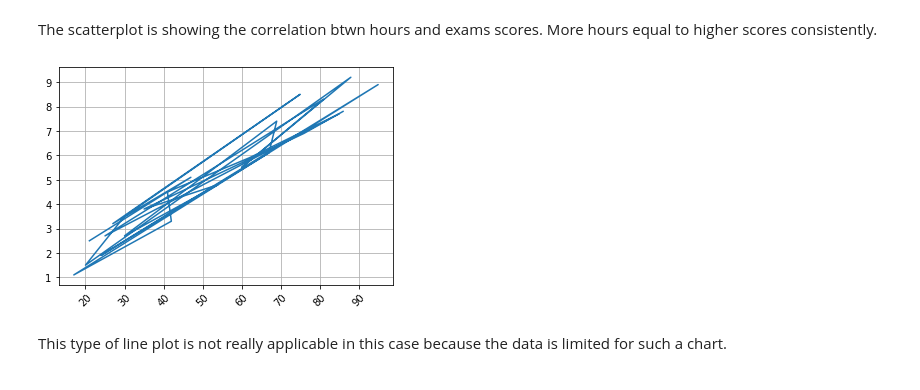
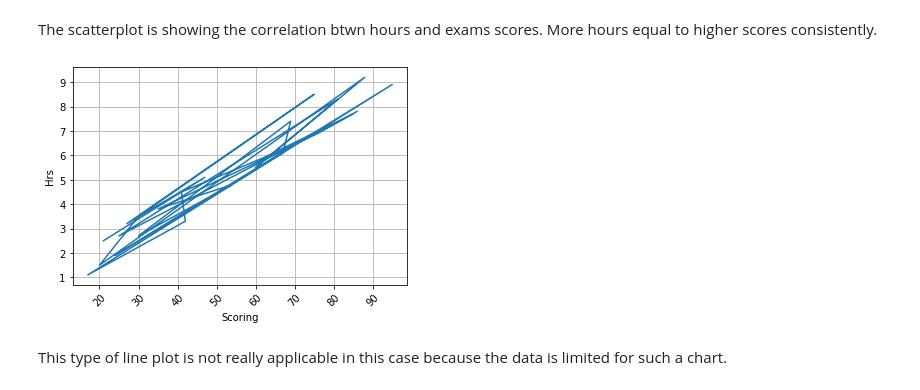
Before and after one commit to EllenSakkla/-PythonFundamentals, a Jupyter notebook: Copy_of_7_1_Visualisation_with_matplotlib.ipynb, the cells around one changed output. Cells and saved outputs as stored; diff of their text form; code cells hidden in the pictures.

```diff
--- a/Copy_of_7_1_Visualisation_with_matplotlib.ipynb
+++ b/Copy_of_7_1_Visualisation_with_matplotlib.ipynb
@@ -413,15 +421,17 @@ The scatterplot is showing the correlation btwn hours and exams scores. More hou
 # %%
 ##Lineplot
 
 new = exams['Scores']
 new2 = exams['Hours']
 
 plt.plot(new, new2)
+plt.xlabel('Scoring')
+plt.ylabel('Hrs')
 plt.xticks(rotation=45)
 plt.grid()
 plt.show()
 # %% [output]
-[figure, old version]
+[figure, new version]
 # %% [markdown]
 This type of line plot is not really applicable in this case because the data is limited for such a chart.
 # %%
```
Also changed, not shown: parts of 1 cell of this notebook.
